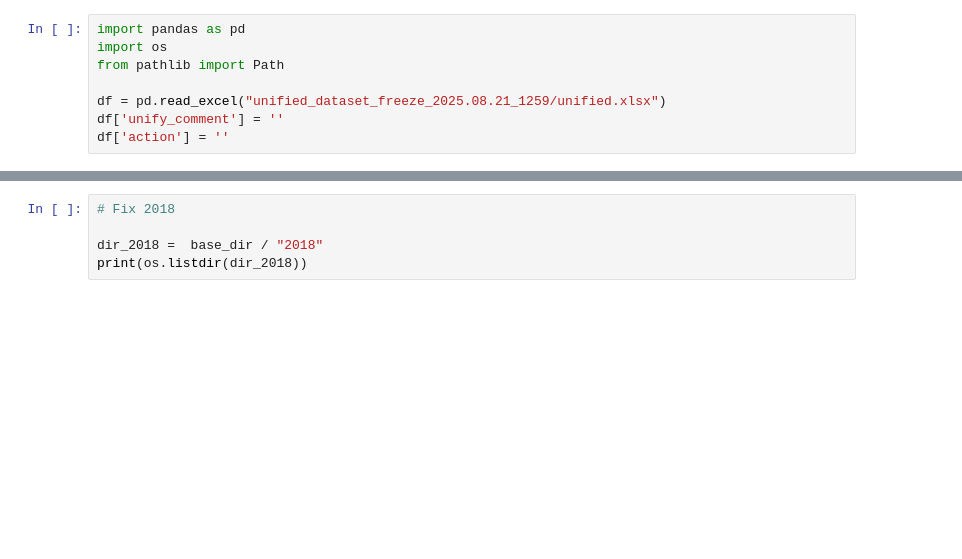
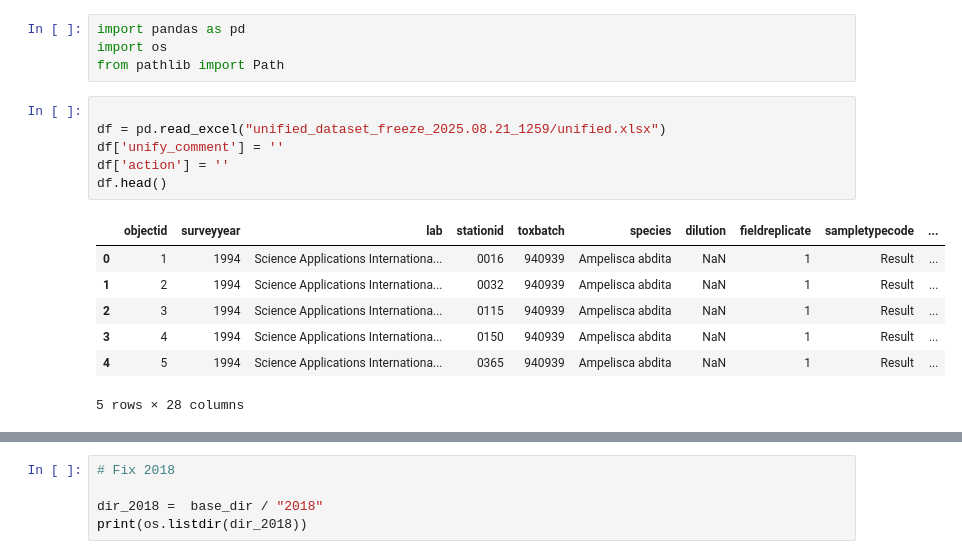
Before and after one commit to SCCWRP/Unify-Bight-Sediment-Toxicity, a Jupyter notebook: unified_edits.ipynb, the cells around one changed output, grey strips where cells are left out. Saved outputs shown, nothing was run; the diff lists cells and outputs as text; blank space fills up the shorter version.

```diff
--- a/unfied_edits.ipynb
+++ b/unified_edits.ipynb
@@ -2,10 +2,20 @@
 import pandas as pd
 import os
 from pathlib import Path
-
-df = pd.read_excel("unified_dataset_freeze_2025.08.21_1259/unified.xlsx")
-df['unify_comment'] = ''
-df['action'] = ''
+# %%
+
+df = pd.read_excel("unified_dataset_freeze_2025.08.21_1259/unified.xlsx")
+df['unify_comment'] = ''
+df['action'] = ''
+df.head()
+# %% [output]
+|  | objectid | surveyyear | lab | stationid | toxbatch | species | dilution | fieldreplicate | sampletypecode | ... |
+| 0 | 1 | 1994 | Science Applications Internationa... | 0016 | 940939 | Ampelisca abdita | NaN | 1 | Result | ... |
+| 1 | 2 | 1994 | Science Applications Internationa... | 0032 | 940939 | Ampelisca abdita | NaN | 1 | Result | ... |
+| 2 | 3 | 1994 | Science Applications Internationa... | 0115 | 940939 | Ampelisca abdita | NaN | 1 | Result | ... |
+| 3 | 4 | 1994 | Science Applications Internationa... | 0150 | 940939 | Ampelisca abdita | NaN | 1 | Result | ... |
+| 4 | 5 | 1994 | Science Applications Internationa... | 0365 | 940939 | Ampelisca abdita | NaN | 1 | Result | ... |
+5 rows × 28 columns
 # %%
 # Fix 2023
 
```
Also changed, not shown: parts of 1 cell of this notebook.
